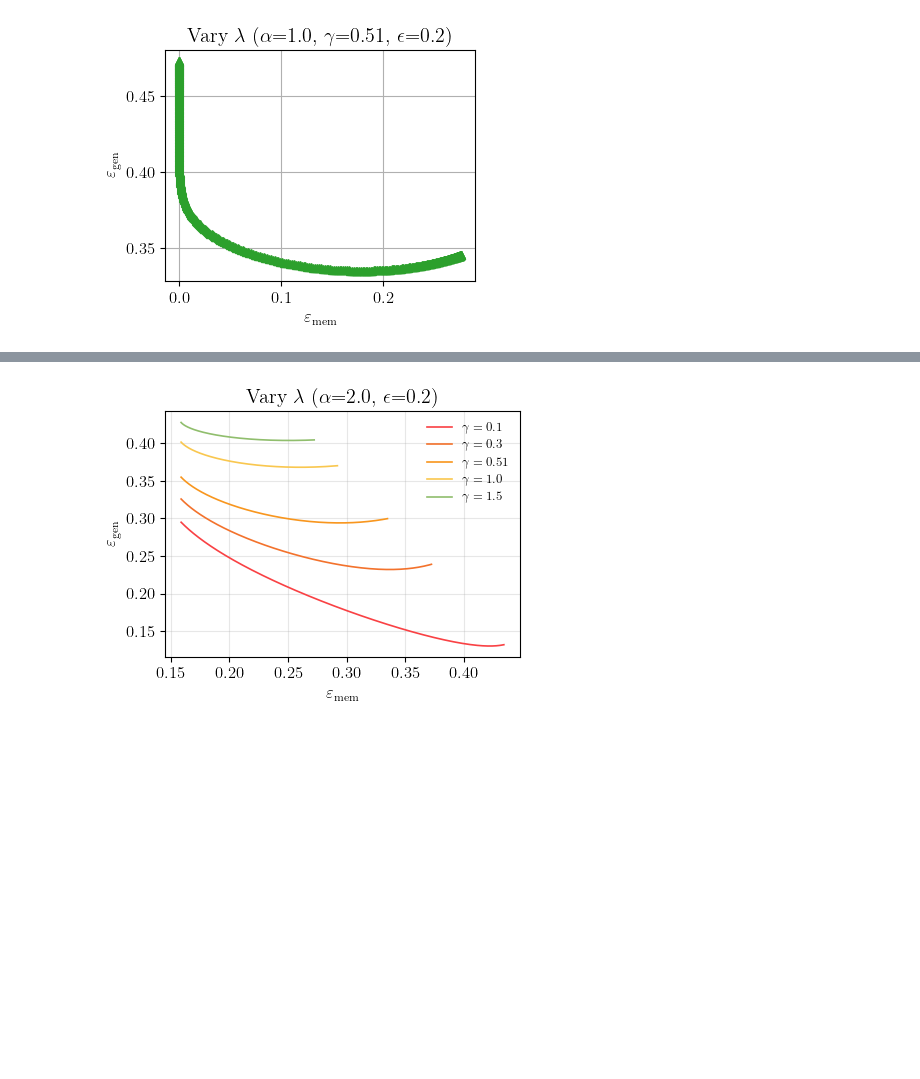
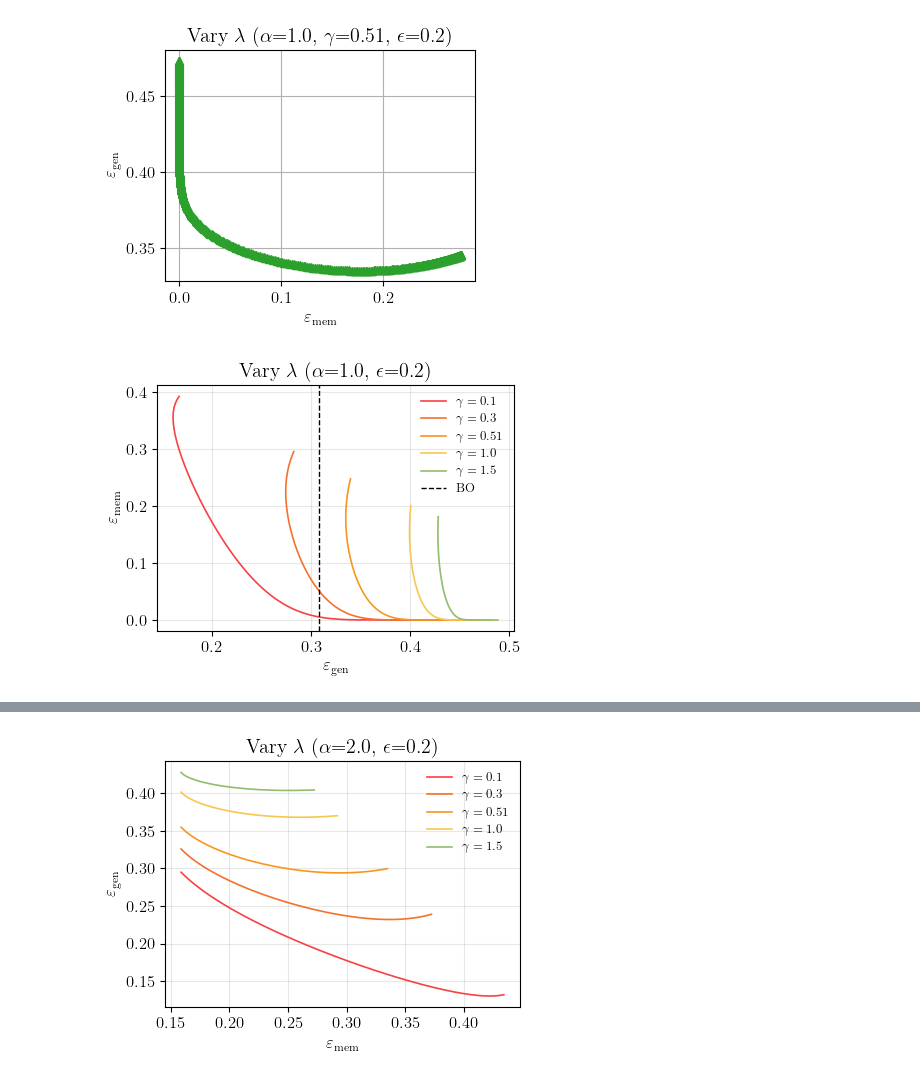
Before and after one commit to FabrizioBoncoraglio/Memorization-and-Generalization, a Jupyter notebook: RF.ipynb, the cells around one changed output, grey strips where cells are left out. Saved outputs shown, nothing was run; the diff lists cells and outputs as text; code cells hidden in the pictures; blank space fills up the shorter version.

```diff
--- a/RF.ipynb
+++ b/RF.ipynb
@@ -216,3 +216,35 @@ plt.title(fr"Vary $\lambda$  ($\alpha$={alpha_fix}, $\gamma$={gamma_fix}, $\epsi
 plt.grid(True);  plt.show()
 # %% [output]
 [figure]
+# %%
+alpha_fix, epsilon_fix = 1.0, 0.20
+gamma_list = [0.10, 0.30, 0.510, 1.00, 1.50]
+
+lambda_grid = np.logspace(-4, 1, 500)
+sel_colors  = colors[:5]
+
+plt.figure(figsize=(4.5, 3.5))
+
+for gamma, c in zip(gamma_list, sel_colors):
+    mem, gen = [], []
+    for lam in lambda_grid:
+        sol = solve_state_equations(lam, alpha_fix, gamma, epsilon_fix,
+                                    max_iter=50000, damping=0.2)
+        m, g = compute_errors(sol)
+        mem.append(m);  gen.append(g)
+
+    plt.plot(gen, mem, lw=1.2, color=c, label=fr"$\gamma={gamma}$")
+
+x_ref = (1/np.pi) * np.arccos(np.sqrt(0.32162913112768393))
+plt.axvline(x_ref, color='k', ls='--', lw=1.0, label='BO')
+
+plt.ylabel(r"$\varepsilon_{\mathrm{mem}}$")
+plt.xlabel(r"$\varepsilon_{\mathrm{gen}}$")
+plt.title(fr"Vary $\lambda$  ($\alpha$={alpha_fix}, $\epsilon$={epsilon_fix})")
+plt.grid(True, alpha=0.3)
+plt.legend(fontsize=9, frameon=False)
+plt.tight_layout()
+plt.savefig("RF.pdf", bbox_inches='tight', dpi=300)
+plt.show()
+# %% [output]
+[figure, added]
```
Also changed, not shown: parts of 7 cells of this notebook, 1 other file.
